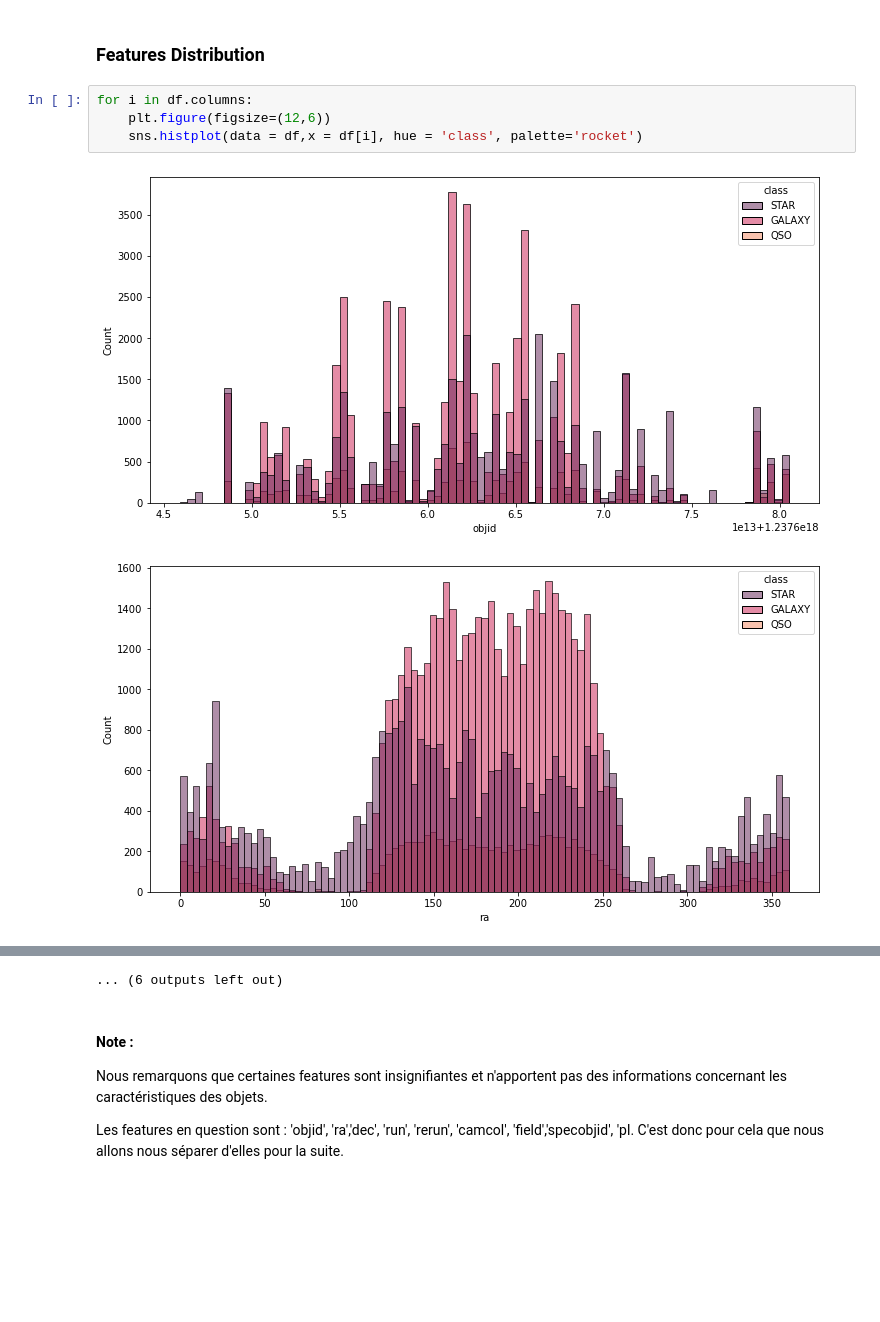
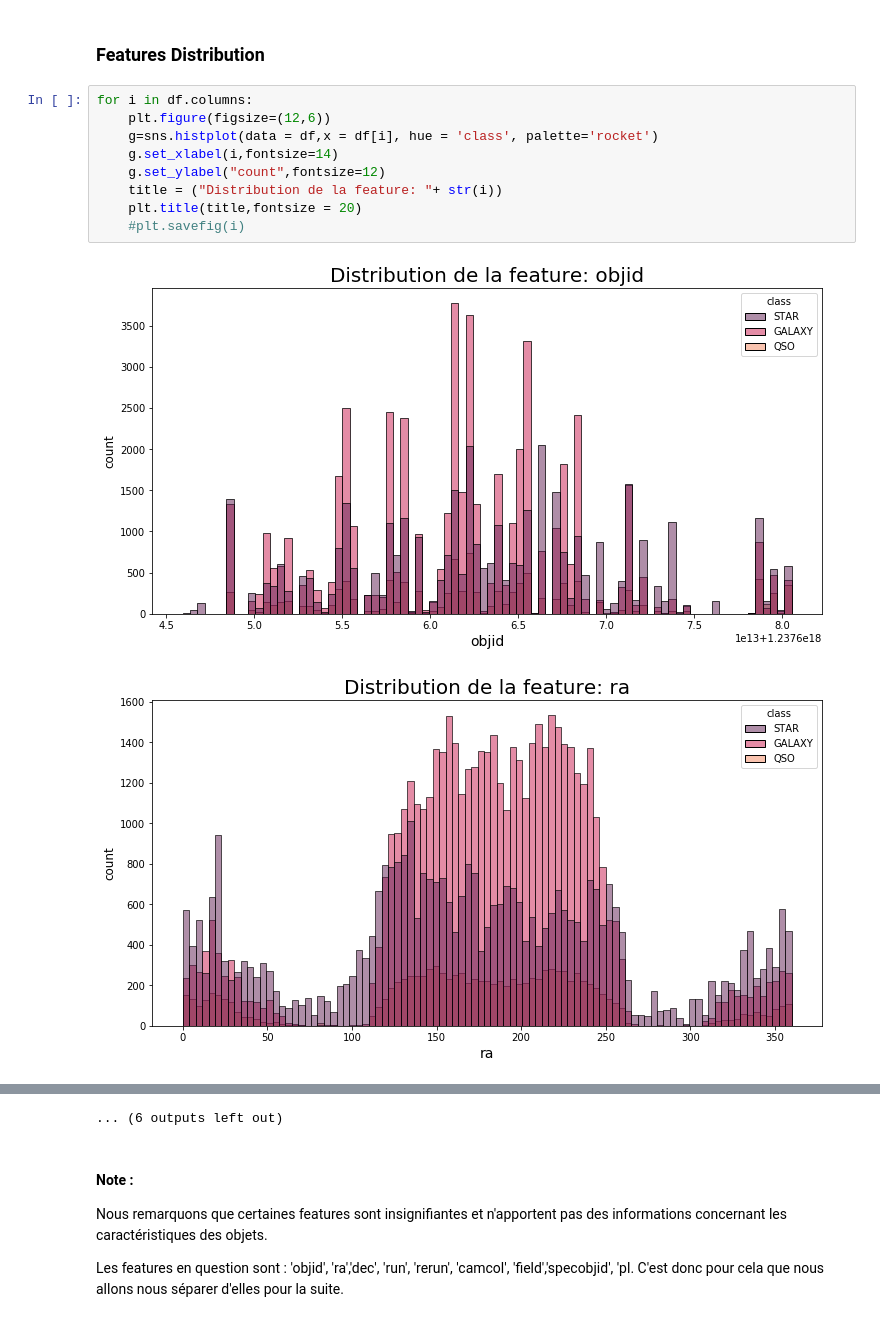
Before and after one commit to LyndaATT/Spatial-Classification, a Jupyter notebook: all.ipynb, the cells around one changed output, grey strips where cells are left out. Cells and saved outputs as stored; diff of their text form; blank space fills up the shorter version.

```diff
--- a/all.ipynb
+++ b/all.ipynb
@@ -126,7 +126,12 @@ Nous observons que la distribution des données dans les 3 classes est déséqui
 # %%
 for i in df.columns:
     plt.figure(figsize=(12,6))
-    sns.histplot(data = df,x = df[i], hue = 'class', palette='rocket')
+    g=sns.histplot(data = df,x = df[i], hue = 'class', palette='rocket')
+    g.set_xlabel(i,fontsize=14)
+    g.set_ylabel("count",fontsize=12)
+    title = ("Distribution de la feature: "+ str(i))
+    plt.title(title,fontsize = 20)
+    #plt.savefig(i)
 # %% [output]
-[figure, old version]
+[figure, new version]
-[figure, old version]
+[figure, new version]
```
Also changed, not shown: parts of 14 cells of this notebook.
